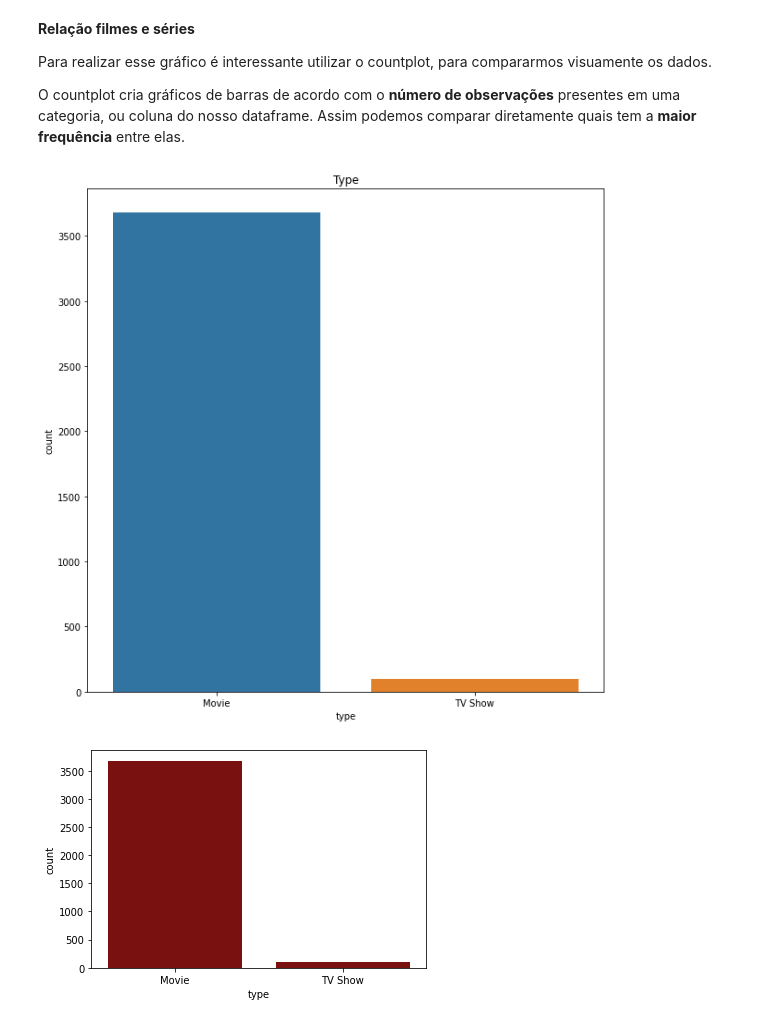
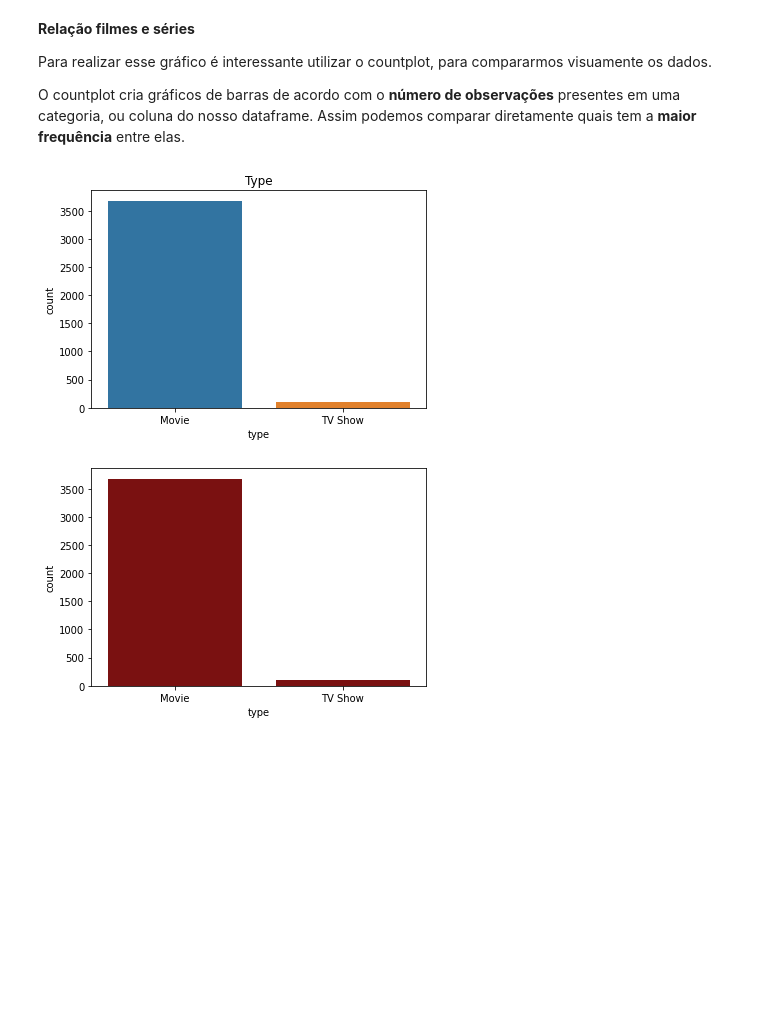
Before and after one commit to Hugox96/Netfliz_Python, a Jupyter notebook: Netflix.ipynb, the cells around one changed output. Saved outputs shown, nothing was run; the diff lists cells and outputs as text; code cells hidden in the pictures; blank space fills up the shorter version.

```diff
--- a/Netflix.ipynb
+++ b/Netflix.ipynb
@@ -126,11 +126,10 @@ O countplot cria gráficos de barras de acordo com o **número de observações*
 # %%
 sns.countplot(x=netflix_dados["type"])
 fig = plt.gcf()
-fig.set_size_inches(10,10)
 plt.title('Type')
 plt.show()
 # %% [output]
-[figure, old version]
+[figure, new version]
 # %%
 # Estou pegando a coluna type, onde temos movie e séries e carregando nosso dataframe
 sns.countplot(x="type", data = netflix_dados, color='darkred')
```
Also changed, not shown: parts of 2 cells of this notebook.
